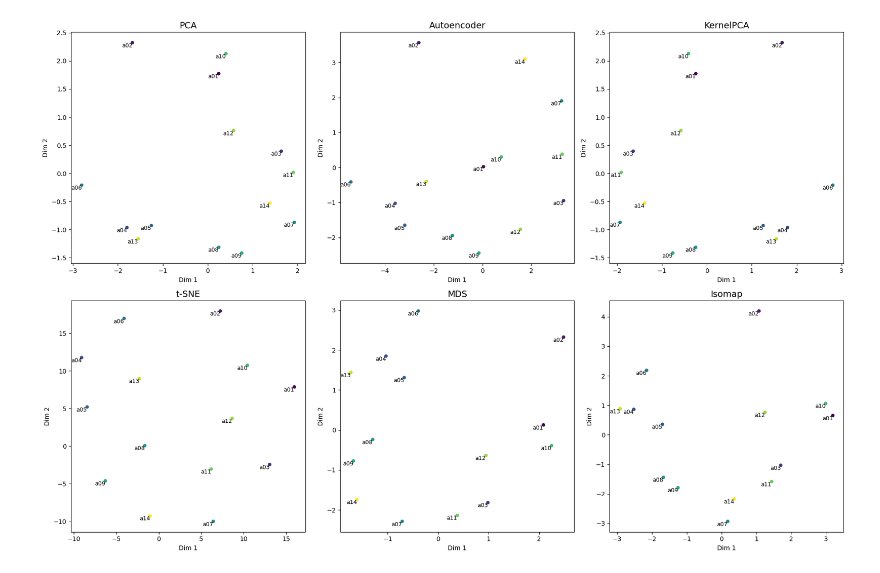
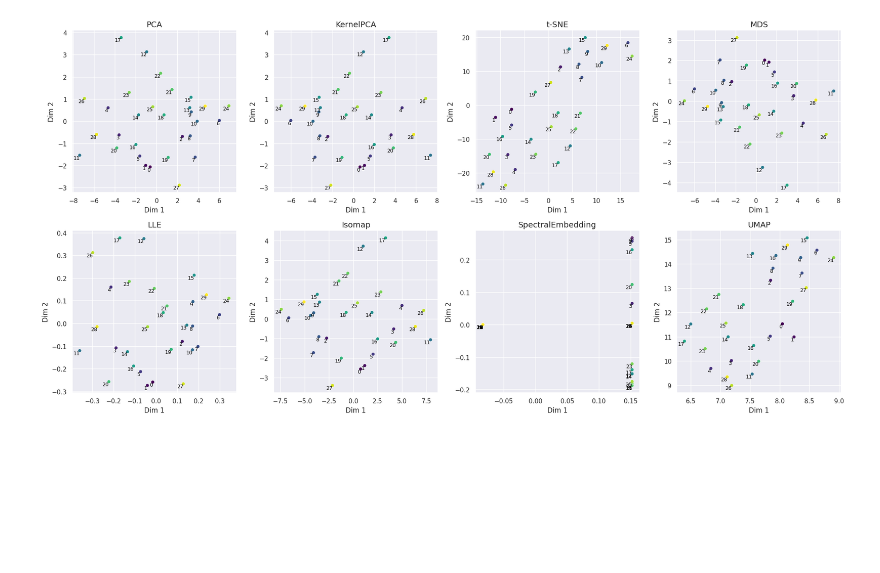
Before and after one commit to anras5/ordinal-regression-reduced, a Jupyter notebook: src/plot_2d_plane.ipynb, the cells around one changed output. Cells and saved outputs as stored; diff of their text form; code cells hidden in the pictures; blank space fills up the shorter version.

```diff
--- a/src/plot_2d_plane.ipynb
+++ b/src/plot_2d_plane.ipynb
@@ -3,17 +3,18 @@ from collections import defaultdict
 
 import pandas as pd
 import numpy as np
+from umap import UMAP
 from sklearn.decomposition import PCA, KernelPCA
-from sklearn.manifold import TSNE, MDS, Isomap
+from sklearn.manifold import TSNE, MDS, Isomap, SpectralEmbedding, LocallyLinearEmbedding
 from sklearn.preprocessing import StandardScaler
 
-from reader.reader import read_csv
-from mcda.uta import Criterion
-from mcda.report import calculate_heuristics
-from methods.autoencoder import AutoencoderModel
+from mcda.dataset import MCDADataset
 
 import matplotlib.pyplot as plt
 import seaborn as sns
+
+sns.set()
 # %%
-df, _ = read_csv("data/s2.csv")
-df.head()
+df = MCDADataset.read_csv("./data/eswaR1s.csv").data
+scaler = StandardScaler()
+df_scaled = scaler.fit_transform(df)
@@ -30,45 +21,47 @@ df_scaled = scaler.fit_transform(df)
 # %%
 methods = {
     "PCA": PCA(n_components=2, random_state=42),
-    "Autoencoder": AutoencoderModel(encoded_dim=2, epochs=300, batch_size=16),
     "KernelPCA": KernelPCA(n_components=2, random_state=42),
     "t-SNE": TSNE(n_components=2, perplexity=10, method="exact", random_state=42),
     "MDS": MDS(n_components=2, random_state=42),
+    "LLE": LocallyLinearEmbedding(n_components=2, random_state=42),
     "Isomap": Isomap(n_components=2),
+    "SpectralEmbedding": SpectralEmbedding(n_components=2, random_state=42),
+    "UMAP": UMAP(n_components=2, random_state=42),
 }
 # %%
 color = np.linspace(0, 1, df_scaled.shape[0])
-fig, axes = plt.subplots(2, 3, figsize=(18, 12))
+fig, axes = plt.subplots(2, 4, figsize=(20, 10))
 axes = axes.flatten()
 
 for i, (method_name, method) in enumerate(methods.items()):
     df_m = pd.DataFrame(method.fit_transform(df_scaled), index=df.index, columns=["Dim 1", "Dim 2"])
 
     sns.scatterplot(
         x="Dim 1",
         y="Dim 2",
         hue=color,
         palette="viridis",
         data=df_m,
         ax=axes[i],
         legend=False,
     )
     for j in range(df_m.shape[0]):
         axes[i].text(
             df_m.iloc[j, 0],
             df_m.iloc[j, 1],
             str(df_m.index[j]),
             fontsize=9,
             color="black",
             ha="right",
             va="top",
         )
     axes[i].set_title(f"{method_name}", fontsize=14)
     axes[i].set_xlabel("Dim 1")
     axes[i].set_ylabel("Dim 2")
 
 plt.tight_layout()
-plt.savefig("plots.png")
+plt.savefig("data/plots/2d_plane.png")
 plt.show()
 # %% [output]
-[figure, old version]
+[figure, new version]
```
Also changed, not shown: parts of 2 cells of this notebook, 6 other files.
